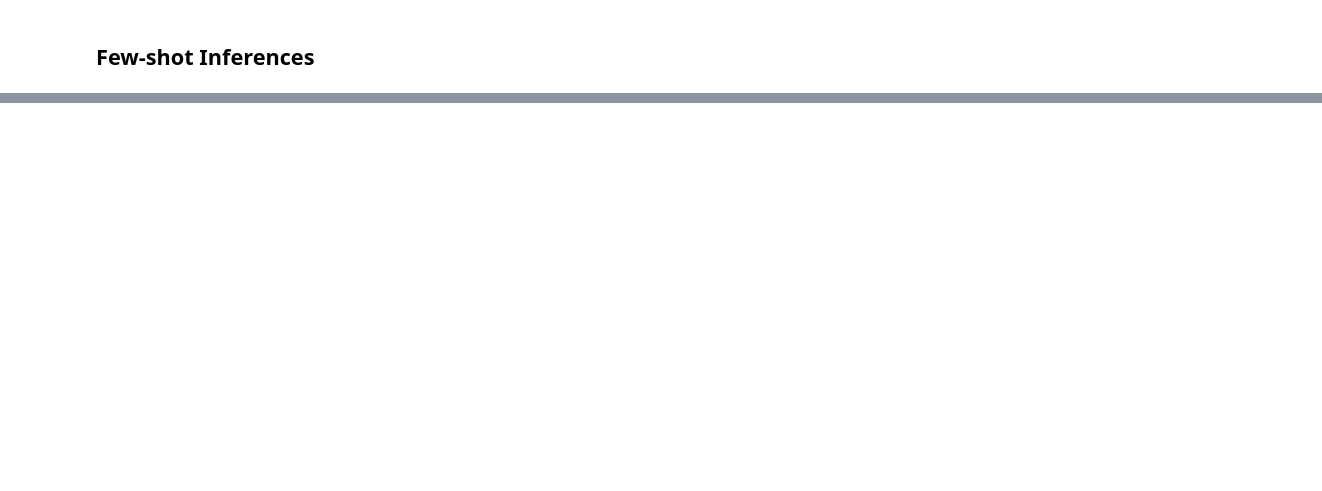
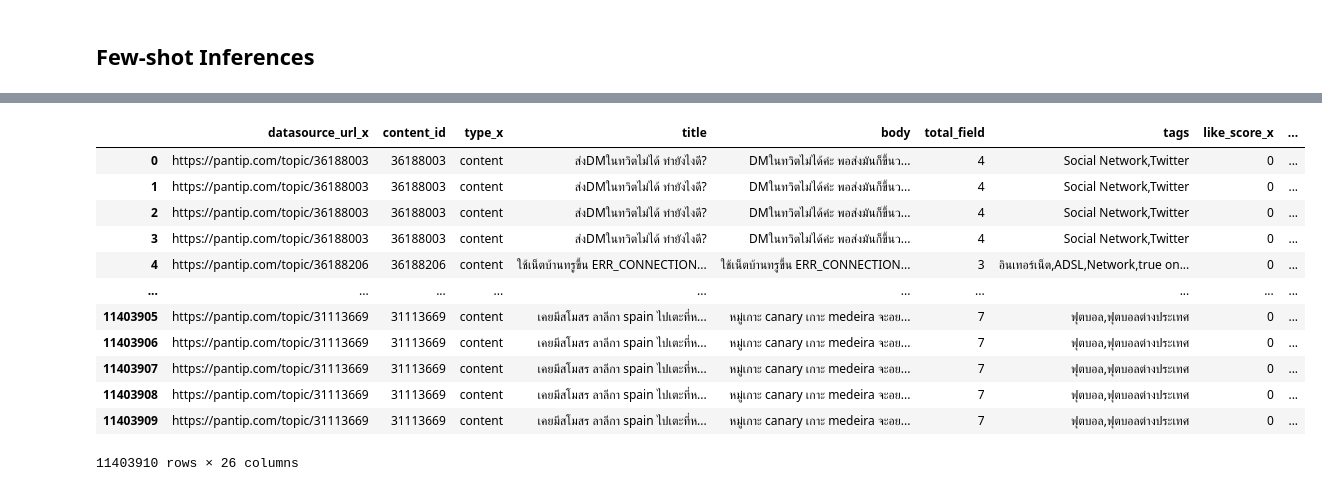
Before and after one commit to PyThaiNLP/WangChanGLM, a Jupyter notebook: notebook/explore_xglm.ipynb, the cells around one changed output, grey strips where cells are left out. Saved outputs shown, nothing was run; the diff lists cells and outputs as text; code cells hidden in the pictures; blank space fills up the shorter version.

```diff
--- a/notebook/explore_xglm.ipynb
+++ b/notebook/explore_xglm.ipynb
@@ -172,0 +174,24 @@ tokenizer.batch_decode(response_tensor)
+# %%
+from datasets import Dataset
+
+# Define the file path
+all_df = pd.read_csv('../data_large/all_df.csv')
+
+# # Create a Hugging Face dataset from the list of lines
+# dataset = Dataset.from_dict({"text": lines})
+# %%
+all_df[['title','body','']]
+# %% [output]
+|  | datasource_url_x | content_id | type_x | title | body | total_field | tags | like_score_x | ... |
+| 0 | https://pantip.com/topic/36188003 | 36188003 | content | ส่งDMในทวิตไม่ได้ ทำยังไงดี? | DMในทวิตไม่ได้ค่ะ พอส่งมันก็ขึ้นว... | 4 | Social Network,Twitter | 0 | ... |
+| 1 | https://pantip.com/topic/36188003 | 36188003 | content | ส่งDMในทวิตไม่ได้ ทำยังไงดี? | DMในทวิตไม่ได้ค่ะ พอส่งมันก็ขึ้นว... | 4 | Social Network,Twitter | 0 | ... |
+| 2 | https://pantip.com/topic/36188003 | 36188003 | content | ส่งDMในทวิตไม่ได้ ทำยังไงดี? | DMในทวิตไม่ได้ค่ะ พอส่งมันก็ขึ้นว... | 4 | Social Network,Twitter | 0 | ... |
+| 3 | https://pantip.com/topic/36188003 | 36188003 | content | ส่งDMในทวิตไม่ได้ ทำยังไงดี? | DMในทวิตไม่ได้ค่ะ พอส่งมันก็ขึ้นว... | 4 | Social Network,Twitter | 0 | ... |
+| 4 | https://pantip.com/topic/36188206 | 36188206 | content | ใช้เน็ตบ้านทรูขึ้น ERR_CONNECTION... | ใช้เน็ตบ้านทรูขึ้น ERR_CONNECTION... | 3 | อินเทอร์เน็ต,ADSL,Network,true on... | 0 | ... |
+| ... | ... | ... | ... | ... | ... | ... | ... | ... | ... |
+| 11403905 | https://pantip.com/topic/31113669 | 31113669 | content | เคยมีสโมสร ลาลีกา spain ไปเตะที่ห... | หมู่เกาะ canary เกาะ medeira จะอย... | 7 | ฟุตบอล,ฟุตบอลต่างประเทศ | 0 | ... |
+| 11403906 | https://pantip.com/topic/31113669 | 31113669 | content | เคยมีสโมสร ลาลีกา spain ไปเตะที่ห... | หมู่เกาะ canary เกาะ medeira จะอย... | 7 | ฟุตบอล,ฟุตบอลต่างประเทศ | 0 | ... |
+| 11403907 | https://pantip.com/topic/31113669 | 31113669 | content | เคยมีสโมสร ลาลีกา spain ไปเตะที่ห... | หมู่เกาะ canary เกาะ medeira จะอย... | 7 | ฟุตบอล,ฟุตบอลต่างประเทศ | 0 | ... |
+| 11403908 | https://pantip.com/topic/31113669 | 31113669 | content | เคยมีสโมสร ลาลีกา spain ไปเตะที่ห... | หมู่เกาะ canary เกาะ medeira จะอย... | 7 | ฟุตบอล,ฟุตบอลต่างประเทศ | 0 | ... |
+| 11403909 | https://pantip.com/topic/31113669 | 31113669 | content | เคยมีสโมสร ลาลีกา spain ไปเตะที่ห... | หมู่เกาะ canary เกาะ medeira จะอย... | 7 | ฟุตบอล,ฟุตบอลต่างประเทศ | 0 | ... |
+11403910 rows × 26 columns
```
Also changed, not shown: parts of 17 cells of this notebook.
